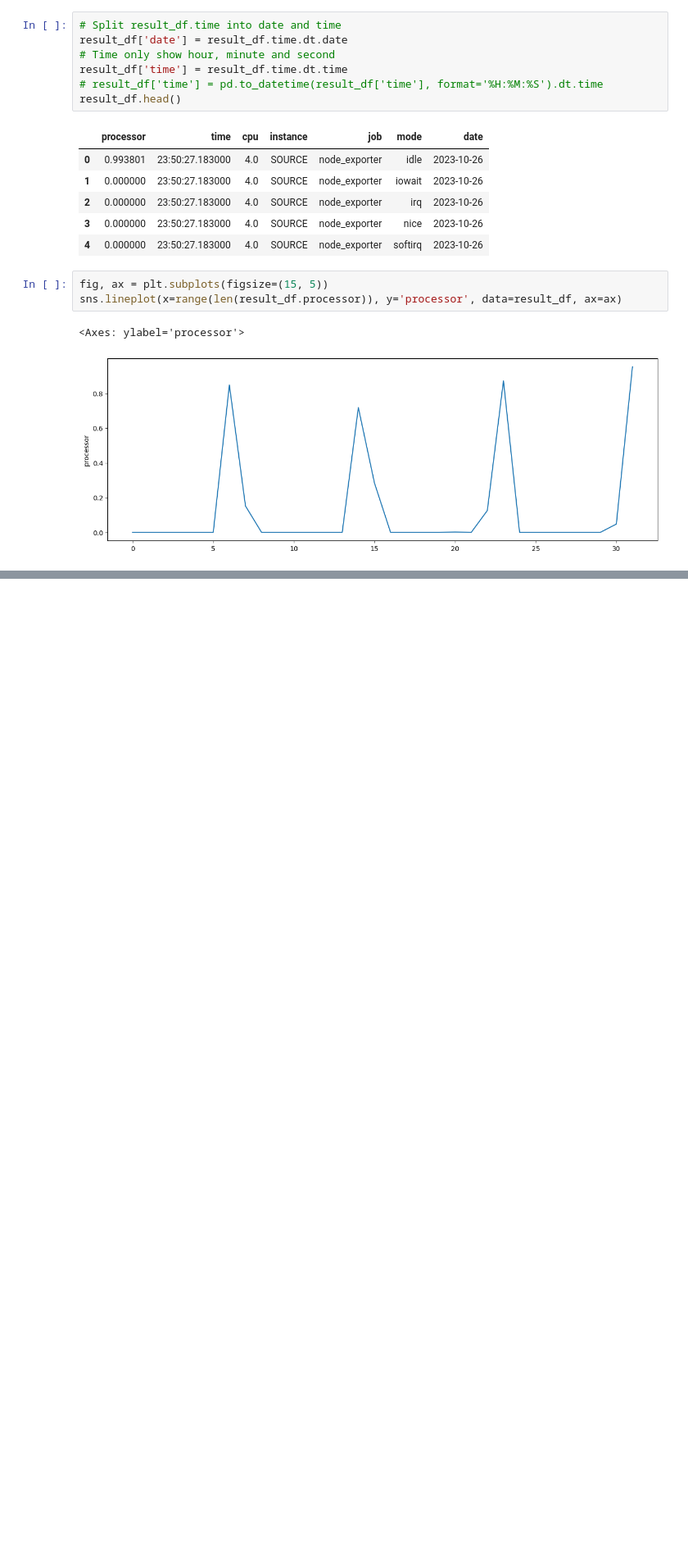
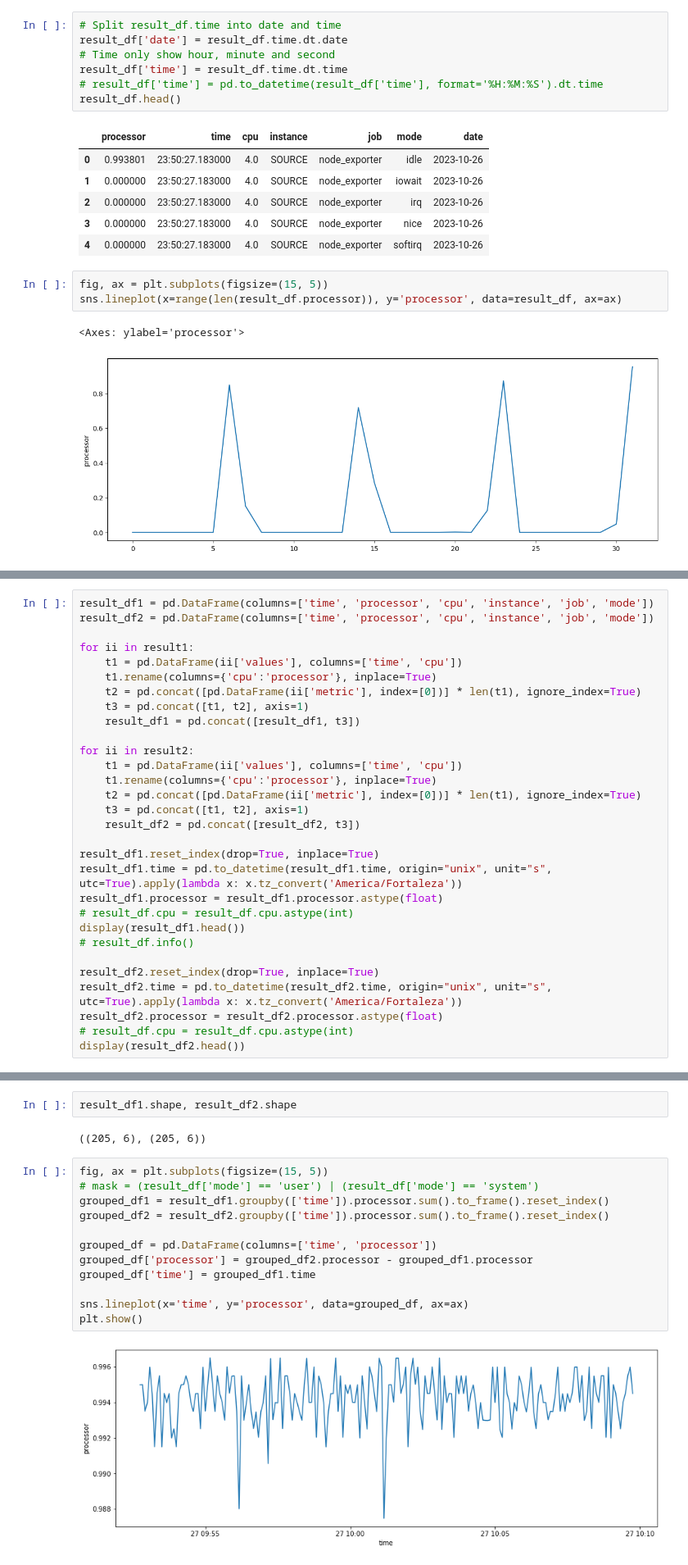
Before and after one commit to bombermal/TCC, a Jupyter notebook: Monitoring_VM/Retrieve/main.ipynb, the cells around one changed output, grey strips where cells are left out. Shown: that part at 82% size. Saved outputs shown, nothing was run; the diff lists cells and outputs as text; blank space fills up the shorter version.

```diff
--- a/Monitoring_VM/Retrieve/main.ipynb
+++ b/Monitoring_VM/Retrieve/main.ipynb
@@ -83,0 +174,30 @@ Timestamp('2023-10-27 00:09:03.448999882-0300', tz='America/Fortaleza')
+# %%
+result_df1 = pd.DataFrame(columns=['time', 'processor', 'cpu', 'instance', 'job', 'mode'])
+result_df2 = pd.DataFrame(columns=['time', 'processor', 'cpu', 'instance', 'job', 'mode'])
+
+for ii in result1:
+    t1 = pd.DataFrame(ii['values'], columns=['time', 'cpu'])
+    t1.rename(columns={'cpu':'processor'}, inplace=True)
+    t2 = pd.concat([pd.DataFrame(ii['metric'], index=[0])] * len(t1), ignore_index=True)
+    t3 = pd.concat([t1, t2], axis=1)
+    result_df1 = pd.concat([result_df1, t3])
+
+for ii in result2:
+    t1 = pd.DataFrame(ii['values'], columns=['time', 'cpu'])
+    t1.rename(columns={'cpu':'processor'}, inplace=True)
+    t2 = pd.concat([pd.DataFrame(ii['metric'], index=[0])] * len(t1), ignore_index=True)
+    t3 = pd.concat([t1, t2], axis=1)
+    result_df2 = pd.concat([result_df2, t3])
+
+result_df1.reset_index(drop=True, inplace=True)
+result_df1.time = pd.to_datetime(result_df1.time, origin="unix", unit="s", utc=True).apply(lambda x: x.tz_convert('America/Fortaleza'))
+result_df1.processor = result_df1.processor.astype(float)
+# result_df.cpu = result_df.cpu.astype(int)
+display(result_df1.head())
+# result_df.info()
+
+result_df2.reset_index(drop=True, inplace=True)
+result_df2.time = pd.to_datetime(result_df2.time, origin="unix", unit="s", utc=True).apply(lambda x: x.tz_convert('America/Fortaleza'))
+result_df2.processor = result_df2.processor.astype(float)
+# result_df.cpu = result_df.cpu.astype(int)
+display(result_df2.head())
@@ -83,0 +217,18 @@ Timestamp('2023-10-27 00:09:03.448999882-0300', tz='America/Fortaleza')
+# %%
+result_df1.shape, result_df2.shape
+# %% [output]
+((205, 6), (205, 6))
+# %%
+fig, ax = plt.subplots(figsize=(15, 5))
+# mask = (result_df['mode'] == 'user') | (result_df['mode'] == 'system')
+grouped_df1 = result_df1.groupby(['time']).processor.sum().to_frame().reset_index()
+grouped_df2 = result_df2.groupby(['time']).processor.sum().to_frame().reset_index()
+
+grouped_df = pd.DataFrame(columns=['time', 'processor'])
+grouped_df['processor'] = grouped_df2.processor - grouped_df1.processor
+grouped_df['time'] = grouped_df1.time
+
+sns.lineplot(x='time', y='processor', data=grouped_df, ax=ax)
+plt.show()
+# %% [output]
+[figure, added]
```
Also changed, not shown: parts of 11 cells of this notebook, 7 other files.
